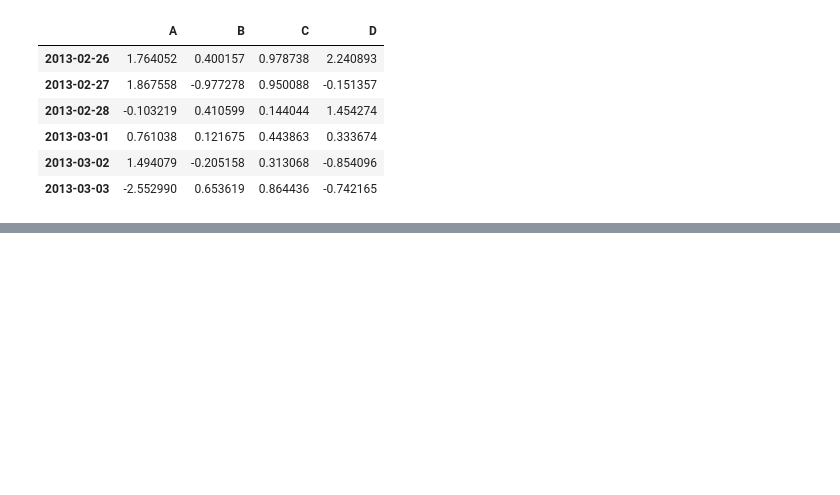
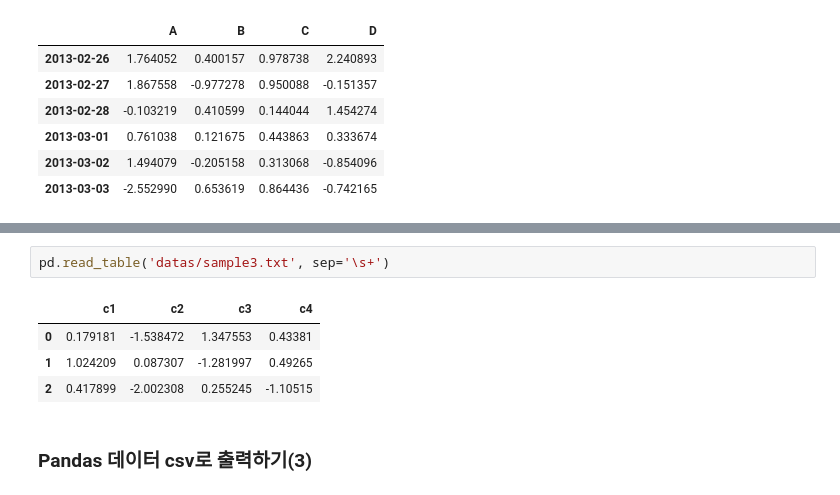
Before and after one commit to gyeonminchae/pythonbasic, a Jupyter notebook: pandas_basic.ipynb, the cells around one changed output, grey strips where cells are left out. Drawn from its saved outputs; the diff is of its cells as text; blank space fills up the shorter version.

```diff
--- a/pandas_basic.ipynb
+++ b/pandas_basic.ipynb
@@ -890,0 +1745,9 @@ result
+# %%
+pd.read_table('datas/sample3.txt', sep='\s+')
+# %% [output]
+|  | c1 | c2 | c3 | c4 |
+| 0 | 0.179181 | -1.538472 | 1.347553 | 0.43381 |
+| 1 | 1.024209 | 0.087307 | -1.281997 | 0.49265 |
+| 2 | 0.417899 | -2.002308 | 0.255245 | -1.10515 |
+# %% [markdown]
+### Pandas 데이터 csv로 출력하기(3)
```
Also changed, not shown: parts of 129 cells of this notebook.
